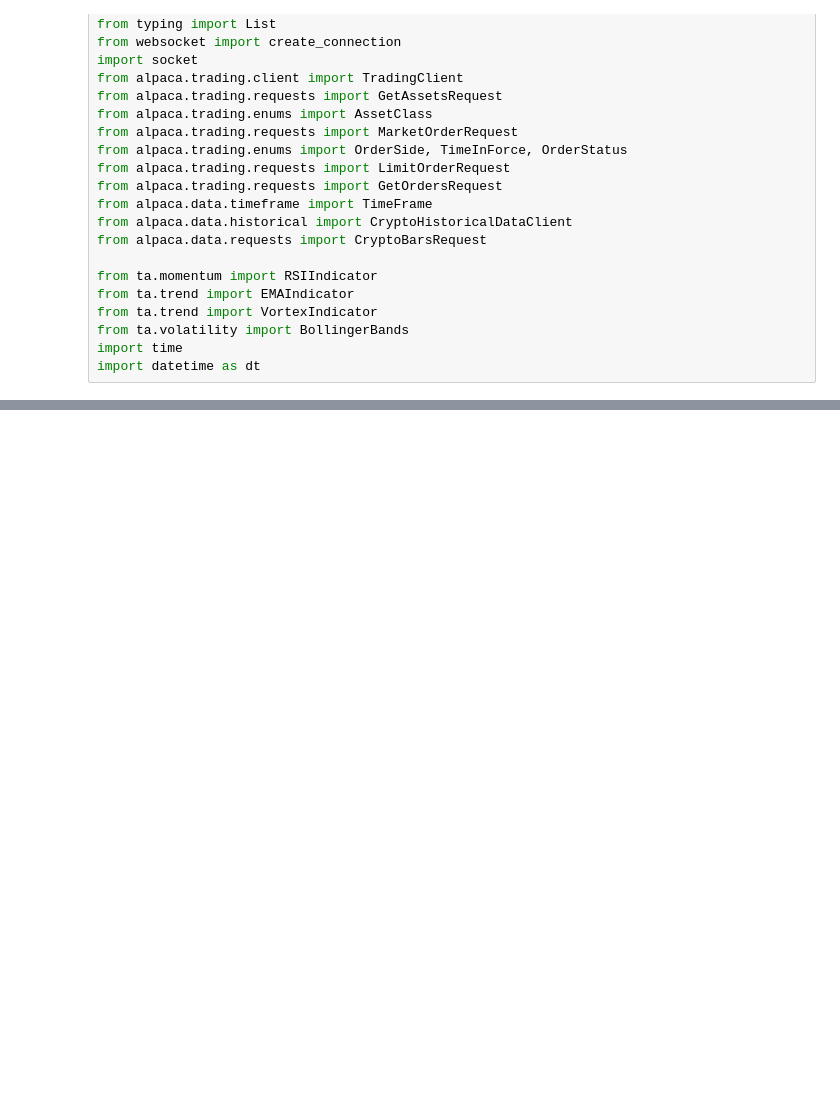
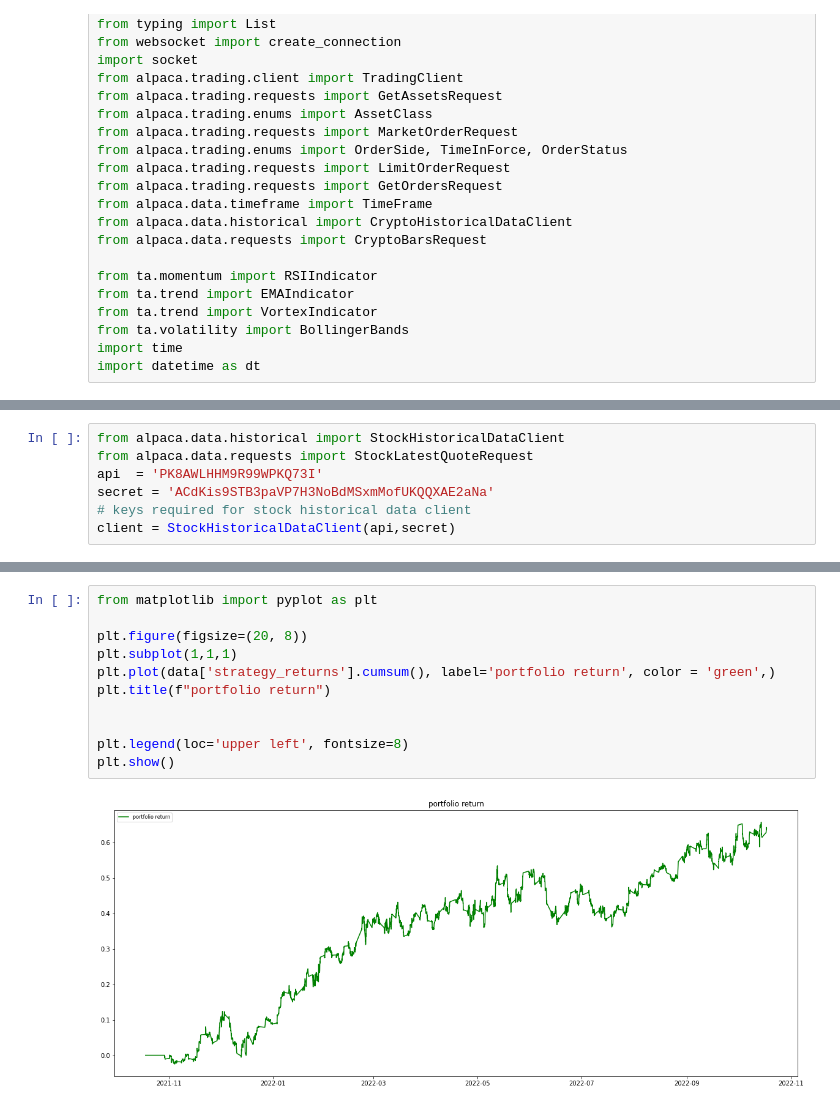
Before and after one commit to SammarieoBrown/Trading-Bot-System, a Jupyter notebook: Alpaca-Bot/strategy.ipynb, the cells around one changed output, grey strips where cells are left out. Saved outputs shown, nothing was run; the diff lists cells and outputs as text; blank space fills up the shorter version.

Commit message:
new scalping strategy

```diff
--- a/Alpaca-Bot/strategy.ipynb
+++ b/Alpaca-Bot/strategy.ipynb
@@ -125,0 +31,7 @@ while True:
+# %%
+from alpaca.data.historical import StockHistoricalDataClient
+from alpaca.data.requests import StockLatestQuoteRequest
+api  = 'PK8AWLHHM9R99WPKQ73I'
+secret = 'ACdKis9STB3paVP7H3NoBdMSxmMofUKQQXAE2aNa'
+# keys required for stock historical data client
+client = StockHistoricalDataClient(api,secret)
@@ -125,0 +165,13 @@ while True:
+# %%
+from matplotlib import pyplot as plt
+
+plt.figure(figsize=(20, 8))
+plt.subplot(1,1,1)
+plt.plot(data['strategy_returns'].cumsum(), label='portfolio return', color = 'green',)
+plt.title(f"portfolio return")
+
+
+plt.legend(loc='upper left', fontsize=8)
+plt.show()
+# %% [output]
+[figure, added]
```
Also changed, not shown: parts of 5 cells of this notebook, 2 other files.
